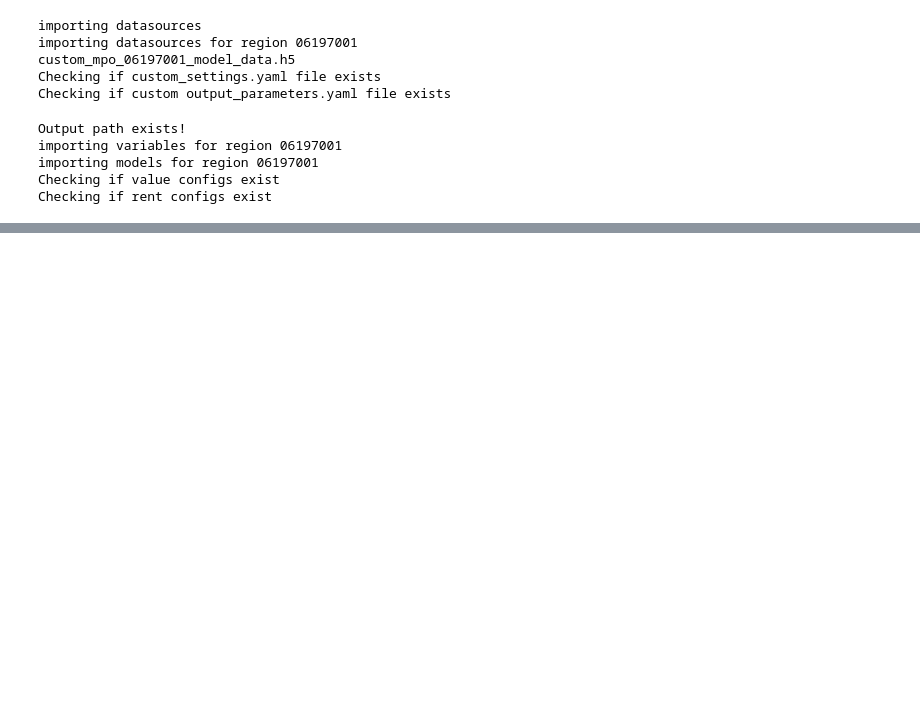
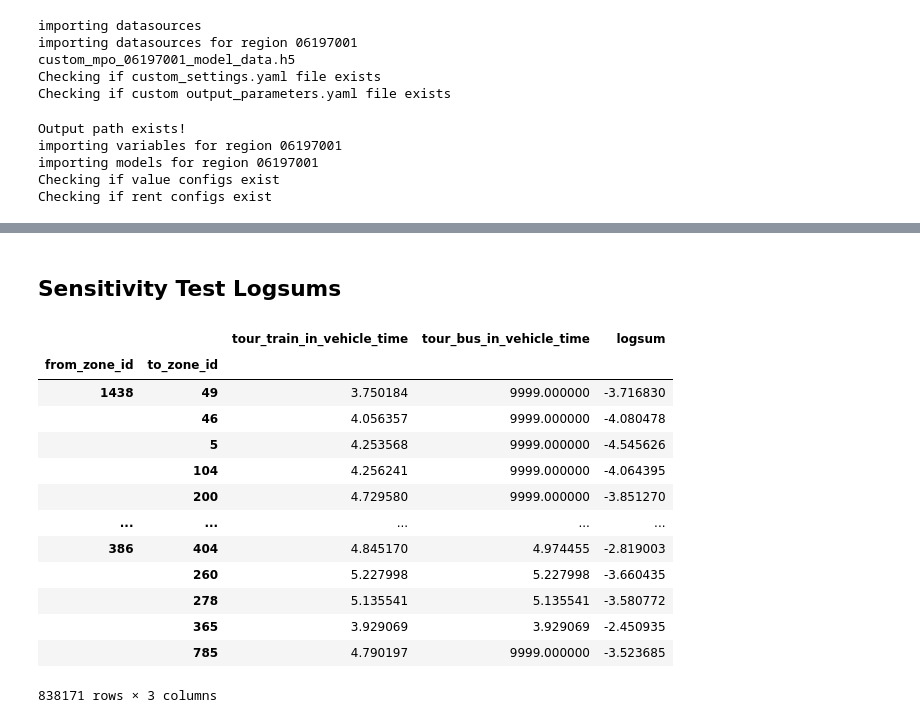
Before and after one commit to urbansim/LBNL_DEMOS, a Jupyter notebook: demos_urbansim/notebooks/TESTING_overall.ipynb, the cells around one changed output, grey strips where cells are left out. Cells and saved outputs as stored; diff of their text form; code cells hidden in the pictures; blank space fills up the shorter version.

```diff
--- a/demos_urbansim/notebooks/TESTING_overall.ipynb
+++ b/demos_urbansim/notebooks/TESTING_overall.ipynb
@@ -75,0 +82,2 @@ t.plot.hist(bins = 100)
+# %% [markdown]
+## Sensitivity Test Logsums
@@ -75,0 +121,17 @@ t.plot.hist(bins = 100)
+# %%
+t[t.tour_train_in_vehicle_time < 999]
+# %% [output]
+|  |  | tour_train_in_vehicle_time | tour_bus_in_vehicle_time | logsum |
+| from_zone_id | to_zone_id |  |  |  |
+| 1438 | 49 | 3.750184 | 9999.000000 | -3.716830 |
+|  | 46 | 4.056357 | 9999.000000 | -4.080478 |
+|  | 5 | 4.253568 | 9999.000000 | -4.545626 |
+|  | 104 | 4.256241 | 9999.000000 | -4.064395 |
+|  | 200 | 4.729580 | 9999.000000 | -3.851270 |
+| ... | ... | ... | ... | ... |
+| 386 | 404 | 4.845170 | 4.974455 | -2.819003 |
+|  | 260 | 5.227998 | 5.227998 | -3.660435 |
+|  | 278 | 5.135541 | 5.135541 | -3.580772 |
+|  | 365 | 3.929069 | 3.929069 | -2.450935 |
+|  | 785 | 4.790197 | 9999.000000 | -3.523685 |
+838171 rows × 3 columns
```
Also changed, not shown: parts of 14 cells of this notebook, 4 other files.
